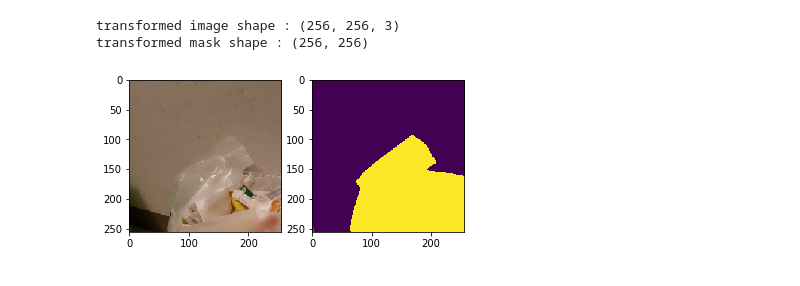
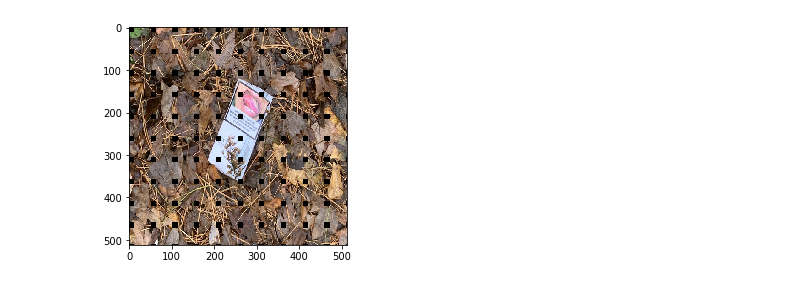
Before and after one commit to bcaitech1/p3-ims-obd-we_must_win, a Jupyter notebook: notebooks/Untitled.ipynb, the cells around one changed output. Drawn from its saved outputs; the diff is of its cells as text; code cells hidden in the pictures.

```diff
--- a/notebooks/Untitled.ipynb
+++ b/notebooks/Untitled.ipynb
@@ -198,17 +0,0 @@ mask shape : (512, 512)
-# %%
-transformed = transform(image=test_image, mask=test_mask)
-transformed_image = transformed["image"]
-transformed_mask = transformed["mask"]
-
-print(f"transformed image shape : {transformed_image.shape}")
-print(f"transformed mask shape : {transformed_mask.shape}")
-
-plt.subplot("121")
-plt.imshow(transformed_image)
-plt.subplot("122")
-plt.imshow(transformed_mask)
-plt.show()
-# %% [output]
-transformed image shape : (256, 256, 3)
-transformed mask shape : (256, 256)
-[figure, removed]
@@ -214,0 +5,13 @@ transformed mask shape : (256, 256)
+# %%
+img_path = "../input/data/batch_03/0001.jpg"
+img = cv2.imread(img_path, cv2.IMREAD_COLOR)
+img = cv2.cvtColor(img, cv2.COLOR_BGR2RGB)
+# %%
+transform = A.GridDropout(ratio=0.25, always_apply=True)
+# %%
+transformed = transform(image=img)
+# %%
+plt.imshow(transformed["image"])
+plt.show()
+# %% [output]
+[figure, added]
```
Also changed, not shown: parts of 6 cells of this notebook, 5 other files.
